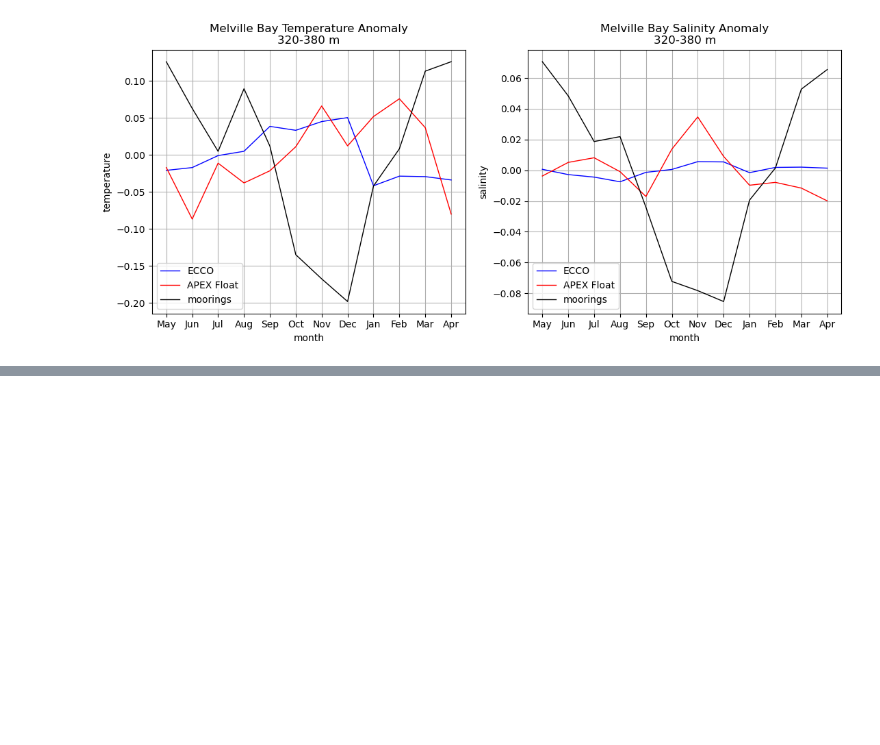
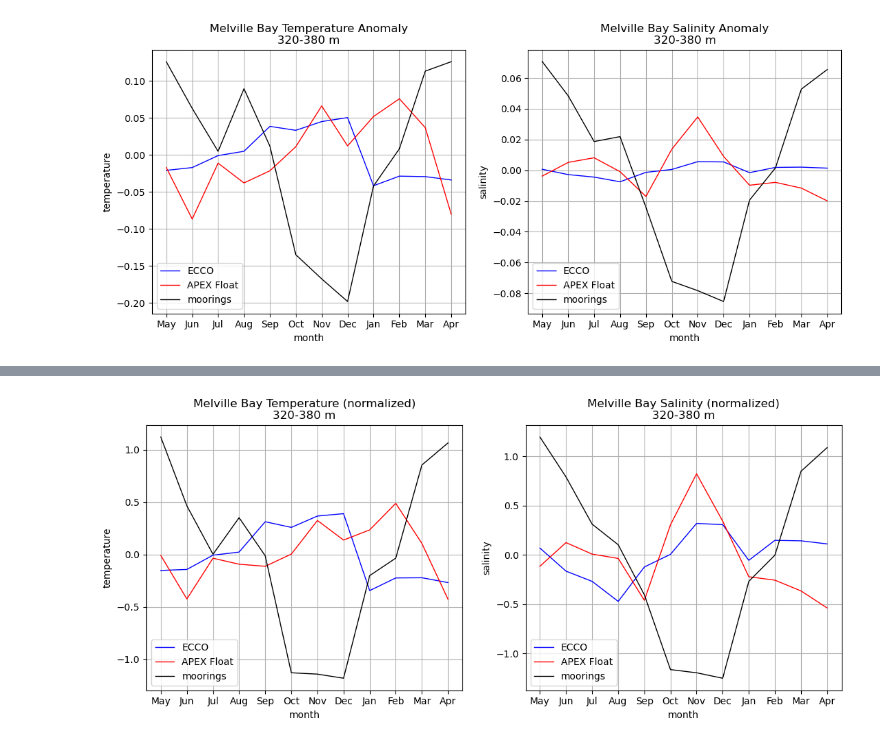
Before and after one commit to mjzahn/OMG_Narwhals_hydrography-manuscript, a Jupyter notebook: 02_analyses-and-plots/ecco_melville/07_compare_ecco_mooring_float.ipynb, the cells around one changed output, grey strips where cells are left out. Drawn from its saved outputs; the diff is of its cells as text; code cells hidden in the pictures; blank space fills up the shorter version.

```diff
--- a/02_analyses-and-plots/ecco_melville/07_compare_ecco_mooring_float.ipynb
+++ b/02_analyses-and-plots/ecco_melville/07_compare_ecco_mooring_float.ipynb
@@ -236,0 +350,4 @@ ax2.set_title('Melville Bay Salinity Anomaly\n320-380 m');
+# %%
+# take mean across sites
+mooring_temp_320m_norm = xr.concat([rink_temp_320m_da_norm, fish_temp_320m_da_norm, sver_temp_320m_da_norm],dim='time')
+mooring_salt_320m_norm = xr.concat([rink_salt_320m_da_norm, fish_salt_320m_da_norm, sver_salt_320m_da_norm],dim='time')
@@ -236,0 +370,40 @@ ax2.set_title('Melville Bay Salinity Anomaly\n320-380 m');
+# %%
+theta_row150_320m_month_norm = theta_row150_320m_norm.groupby('time.month').mean()
+salt_row150_320m_month_norm  = salt_row150_320m_norm.groupby('time.month').mean()
+apex_float_320m_month_norm = apex_float_320m_norm.groupby('time.month').mean()
+
+mooring_temp_320m_month_norm = mooring_temp_320m_norm.groupby('time.month').mean()
+mooring_salt_320m_month_norm = mooring_salt_320m_norm.groupby('time.month').mean()
+# %%
+# reindex order of months for plotting
+salt_row150_month_320m_norm = salt_row150_320m_month_norm.sel(month=[5,6,7,8,9,10,11,12,1,2,3,4])
+theta_row150_month_320m_norm = theta_row150_320m_month_norm.sel(month=[5,6,7,8,9,10,11,12,1,2,3,4])
+apex_float_month_320m_norm = apex_float_320m_month_norm.sel(month=[5,6,7,8,9,10,11,12,1,2,3,4])
+mooring_temp_month_320m_norm = mooring_temp_320m_month_norm.sel(month=[5,6,7,8,9,10,11,12,1,2,3,4])
+mooring_salt_month_320m_norm = mooring_salt_320m_month_norm.sel(month=[5,6,7,8,9,10,11,12,1,2,3,4])
+# %%
+# rename index with month name
+salt_row150_month_320m_norm['month'] = ['May','Jun','Jul','Aug','Sep','Oct','Nov','Dec','Jan','Feb','Mar','Apr']
+theta_row150_month_320m_norm['month'] = ['May','Jun','Jul','Aug','Sep','Oct','Nov','Dec','Jan','Feb','Mar','Apr']
+apex_float_month_320m_norm['month'] = ['May','Jun','Jul','Aug','Sep','Oct','Nov','Dec','Jan','Feb','Mar','Apr']
+mooring_temp_month_320m_norm['month'] = ['May','Jun','Jul','Aug','Sep','Oct','Nov','Dec','Jan','Feb','Mar','Apr']
+mooring_salt_month_320m_norm['month'] = ['May','Jun','Jul','Aug','Sep','Oct','Nov','Dec','Jan','Feb','Mar','Apr']
+# %%
+# temperature and salinity at 320-380 m
+fig, (ax1,ax2) = plt.subplots(1,2,figsize=[13,5])
+
+theta_row150_month_320m_norm.plot(ax=ax1,color='b', linestyle='solid',linewidth=1,label='ECCO')
+apex_float_month_320m_norm.temperature.plot(ax=ax1,color='r', linestyle='solid',linewidth=1,label='APEX Float')
+mooring_temp_month_320m_norm.plot(ax=ax1,color='k', linestyle='solid',linewidth=1,label='moorings')
+ax1.grid()
+ax1.legend();
+ax1.set_title('Melville Bay Temperature (normalized)\n320-380 m');
+
+salt_row150_month_320m_norm.plot(ax=ax2,color='b', linestyle='solid',linewidth=1,label='ECCO')
+apex_float_month_320m_norm.salinity.plot(ax=ax2,color='r', linestyle='solid',linewidth=1,label='APEX Float')
+mooring_salt_month_320m_norm.plot(ax=ax2,color='k', linestyle='solid',linewidth=1,label='moorings')
+ax2.grid()
+ax2.legend();
+ax2.set_title('Melville Bay Salinity (normalized)\n320-380 m');
+# %% [output]
+[figure, added]
```
Also changed, not shown: parts of 20 cells of this notebook, 1 other file.
